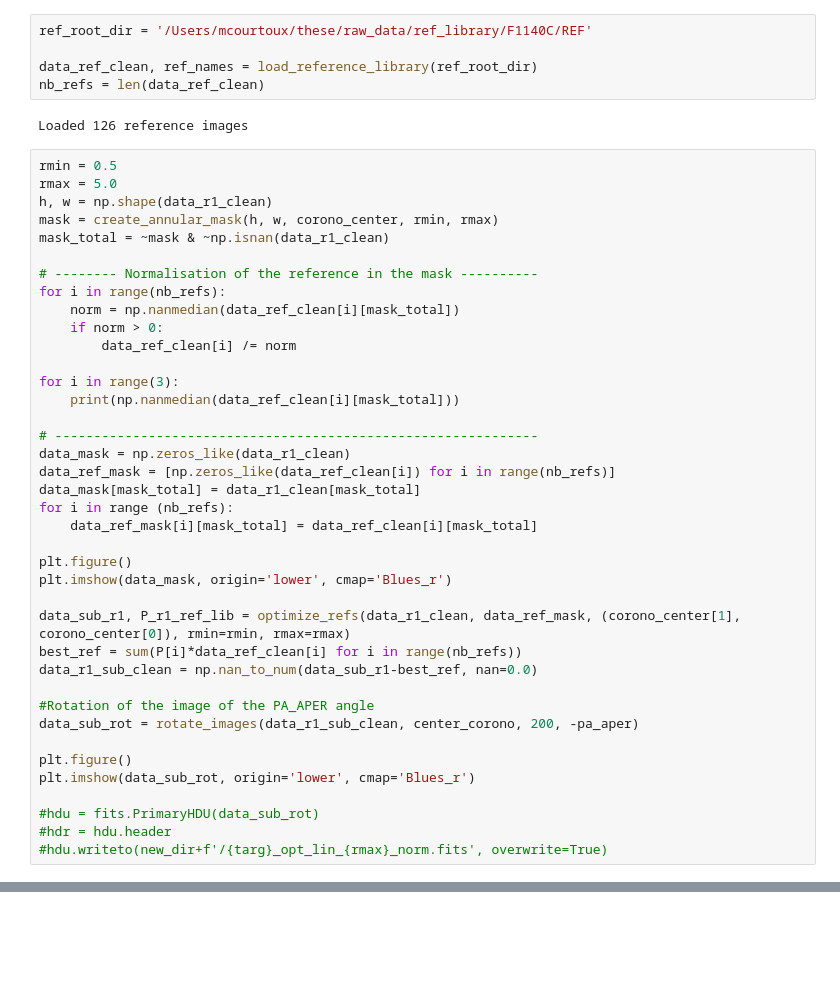
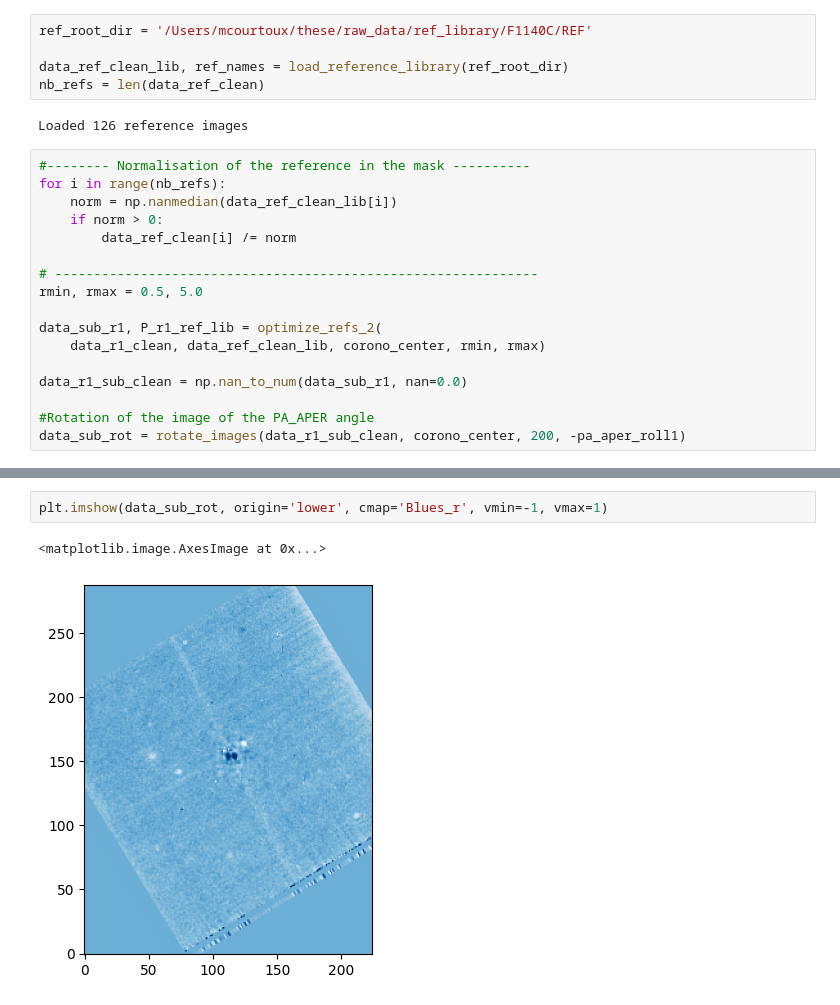
Before and after one commit to spacetelescope/epsilon, a Jupyter notebook: MIRI_coron/Notebook_TWA7.ipynb, the cells around one changed output, grey strips where cells are left out. Drawn from its saved outputs; the diff is of its cells as text; blank space fills up the shorter version.

```diff
--- a/MIRI_coron/Notebook_TWA7.ipynb
+++ b/MIRI_coron/Notebook_TWA7.ipynb
@@ -680,47 +701,25 @@ hdul_out_r2.writeto(output_rotate_fits_r2, overwrite=True)
 # %%
 ref_root_dir = '/Users/mcourtoux/these/raw_data/ref_library/F1140C/REF'
 
-data_ref_clean, ref_names = load_reference_library(ref_root_dir)
+data_ref_clean_lib, ref_names = load_reference_library(ref_root_dir)
 nb_refs = len(data_ref_clean)
 # %% [output]
 Loaded 126 reference images
 # %%
-rmin = 0.5
-rmax = 5.0
-h, w = np.shape(data_r1_clean)
-mask = create_annular_mask(h, w, corono_center, rmin, rmax)
-mask_total = ~mask & ~np.isnan(data_r1_clean)
-
-# -------- Normalisation of the reference in the mask ----------
+#-------- Normalisation of the reference in the mask ----------
 for i in range(nb_refs):
-    norm = np.nanmedian(data_ref_clean[i][mask_total])
+    norm = np.nanmedian(data_ref_clean_lib[i])
     if norm > 0:
         data_ref_clean[i] /= norm
 
-for i in range(3):
-    print(np.nanmedian(data_ref_clean[i][mask_total]))
+# --------------------------------------------------------------
+rmin, rmax = 0.5, 5.0
 
-# --------------------------------------------------------------
-data_mask = np.zeros_like(data_r1_clean)
-data_ref_mask = [np.zeros_like(data_ref_clean[i]) for i in range(nb_refs)]
-data_mask[mask_total] = data_r1_clean[mask_total]
-for i in range (nb_refs):
-    data_ref_mask[i][mask_total] = data_ref_clean[i][mask_total]
+data_sub_r1, P_r1_ref_lib = optimize_refs_2(
+    data_r1_clean, data_ref_clean_lib, corono_center, rmin, rmax)
 
-plt.figure()
-plt.imshow(data_mask, origin='lower', cmap='Blues_r')
-
-data_sub_r1, P_r1_ref_lib = optimize_refs(data_r1_clean, data_ref_mask, (corono_center[1], corono_center[0]), rmin=rmin, rmax=rmax)
-best_ref = sum(P[i]*data_ref_clean[i] for i in range(nb_refs))
-data_r1_sub_clean = np.nan_to_num(data_sub_r1-best_ref, nan=0.0)
+data_r1_sub_clean = np.nan_to_num(data_sub_r1, nan=0.0)
 
 #Rotation of the image of the PA_APER angle
-data_sub_rot = rotate_images(data_r1_sub_clean, center_corono, 200, -pa_aper)
-
-plt.figure()
-plt.imshow(data_sub_rot, origin='lower', cmap='Blues_r')
-
-#hdu = fits.PrimaryHDU(data_sub_rot)
-#hdr = hdu.header
-#hdu.writeto(new_dir+f'/{targ}_opt_lin_{rmax}_norm.fits', overwrite=True)
+data_sub_rot = rotate_images(data_r1_sub_clean, corono_center, 200, -pa_aper_roll1)
 # %% [output]
@@ -729,0 +743,5 @@ plt.imshow(data_sub_rot, origin='lower', cmap='Blues_r')
+# %%
+plt.imshow(data_sub_rot, origin='lower', cmap='Blues_r', vmin=-1, vmax=1)
+# %% [output]
+<matplotlib.image.AxesImage at 0x...>
+[figure, added]
```
Also changed, not shown: parts of 11 cells of this notebook.
